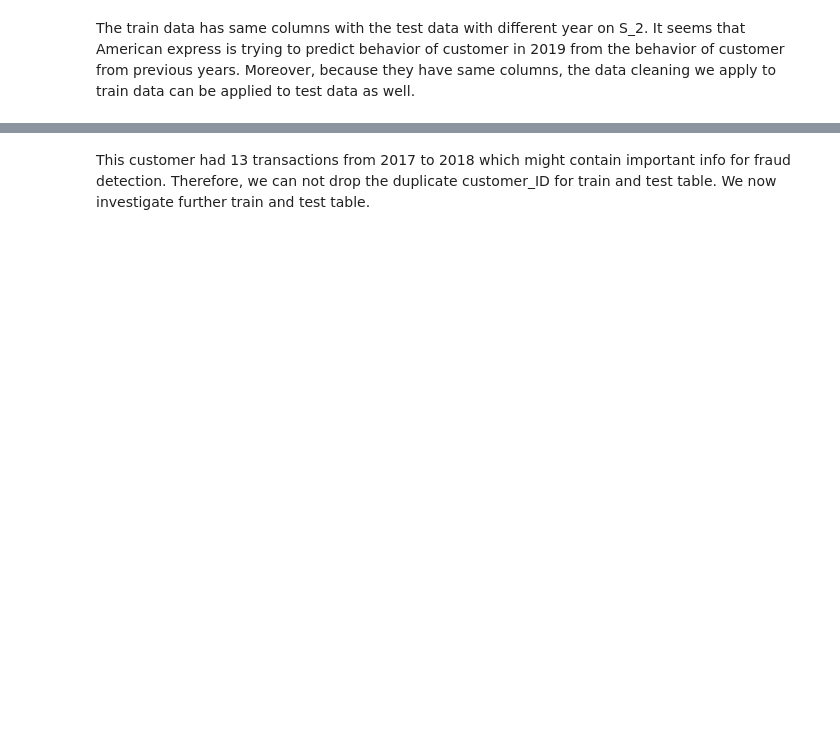
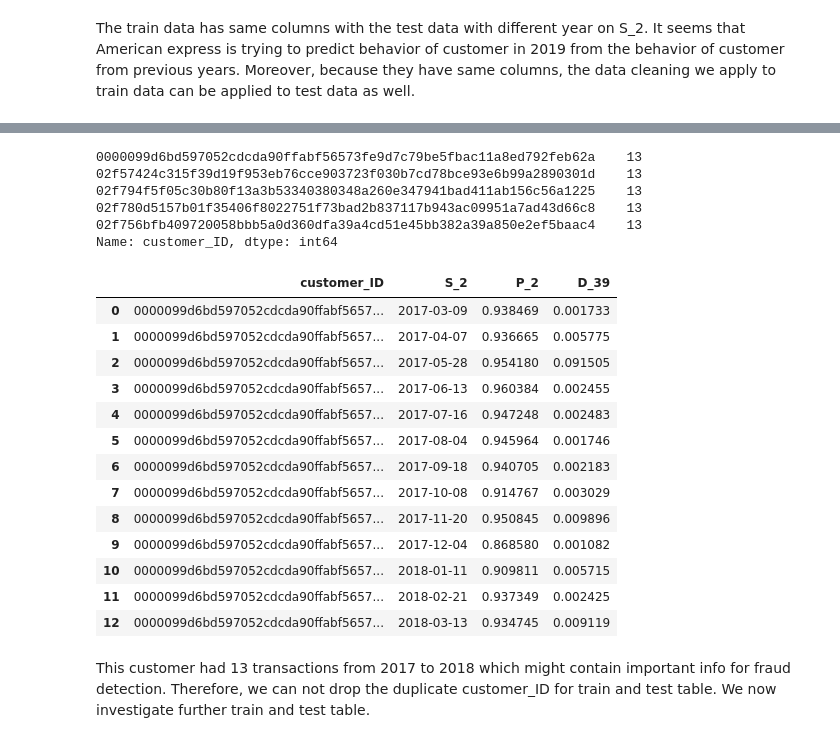
Before and after one commit to quinle/springboard, a Jupyter notebook: Capstone project 2/Notebooks/Data Wrangling.ipynb, the cells around one changed output, grey strips where cells are left out. Saved outputs shown, nothing was run; the diff lists cells and outputs as text; code cells hidden in the pictures; blank space fills up the shorter version.

```diff
--- a/Capstone project 2/Notebooks/Data Wrangling.ipynb
+++ b/Capstone project 2/Notebooks/Data Wrangling.ipynb
@@ -39,10 +83,32 @@ df_train.customer_ID.is_unique
 # %%
 #Since the customer_ID is non-unique for test and train data, we figure out what is the issue
-df_test.customer_ID.value_counts()
-df_train.customer_ID.value_counts()
+df_test.customer_ID.value_counts().head()
+df_train.customer_ID.value_counts().head()
+# %% [output]
+0000099d6bd597052cdcda90ffabf56573fe9d7c79be5fbac11a8ed792feb62a    13
+02f57424c315f39d19f953eb76cce903723f030b7cd78bce93e6b99a2890301d    13
+02f794f5f05c30b80f13a3b53340380348a260e347941bad411ab156c56a1225    13
+02f780d5157b01f35406f8022751f73bad2b837117b943ac09951a7ad43d66c8    13
+02f756bfb409720058bbb5a0d360dfa39a4cd51e45bb382a39a850e2ef5baac4    13
+Name: customer_ID, dtype: int64
 # %%
 #We investigate the first customer_ID from train set'0000099d6bd597052cdcda90ffabf56573fe9d7c79be5fbac11a8ed792feb62a'
-df_train[df_train.customer_ID == '0000099d6bd597052cdcda90ffabf56573fe9d7c79be5fbac11a8ed792feb62a']
+df_train[df_train.customer_ID == '0000099d6bd597052cdcda90ffabf56573fe9d7c79be5fbac11a8ed792feb62a'].iloc[:, :4]
+# %% [output]
+|  | customer_ID | S_2 | P_2 | D_39 |
+| 0 | 0000099d6bd597052cdcda90ffabf5657... | 2017-03-09 | 0.938469 | 0.001733 |
+| 1 | 0000099d6bd597052cdcda90ffabf5657... | 2017-04-07 | 0.936665 | 0.005775 |
+| 2 | 0000099d6bd597052cdcda90ffabf5657... | 2017-05-28 | 0.954180 | 0.091505 |
+| 3 | 0000099d6bd597052cdcda90ffabf5657... | 2017-06-13 | 0.960384 | 0.002455 |
+| 4 | 0000099d6bd597052cdcda90ffabf5657... | 2017-07-16 | 0.947248 | 0.002483 |
+| 5 | 0000099d6bd597052cdcda90ffabf5657... | 2017-08-04 | 0.945964 | 0.001746 |
+| 6 | 0000099d6bd597052cdcda90ffabf5657... | 2017-09-18 | 0.940705 | 0.002183 |
+| 7 | 0000099d6bd597052cdcda90ffabf5657... | 2017-10-08 | 0.914767 | 0.003029 |
+| 8 | 0000099d6bd597052cdcda90ffabf5657... | 2017-11-20 | 0.950845 | 0.009896 |
+| 9 | 0000099d6bd597052cdcda90ffabf5657... | 2017-12-04 | 0.868580 | 0.001082 |
+| 10 | 0000099d6bd597052cdcda90ffabf5657... | 2018-01-11 | 0.909811 | 0.005715 |
+| 11 | 0000099d6bd597052cdcda90ffabf5657... | 2018-02-21 | 0.937349 | 0.002425 |
+| 12 | 0000099d6bd597052cdcda90ffabf5657... | 2018-03-13 | 0.934745 | 0.009119 |
 # %% [markdown]
 This customer had 13 transactions from 2017 to 2018 which might contain important info for fraud detection. Therefore, we can not drop the duplicate customer_ID for train and test table. We now investigate further train and test table.
 # %%
```
Also changed, not shown: parts of 8 cells of this notebook.
